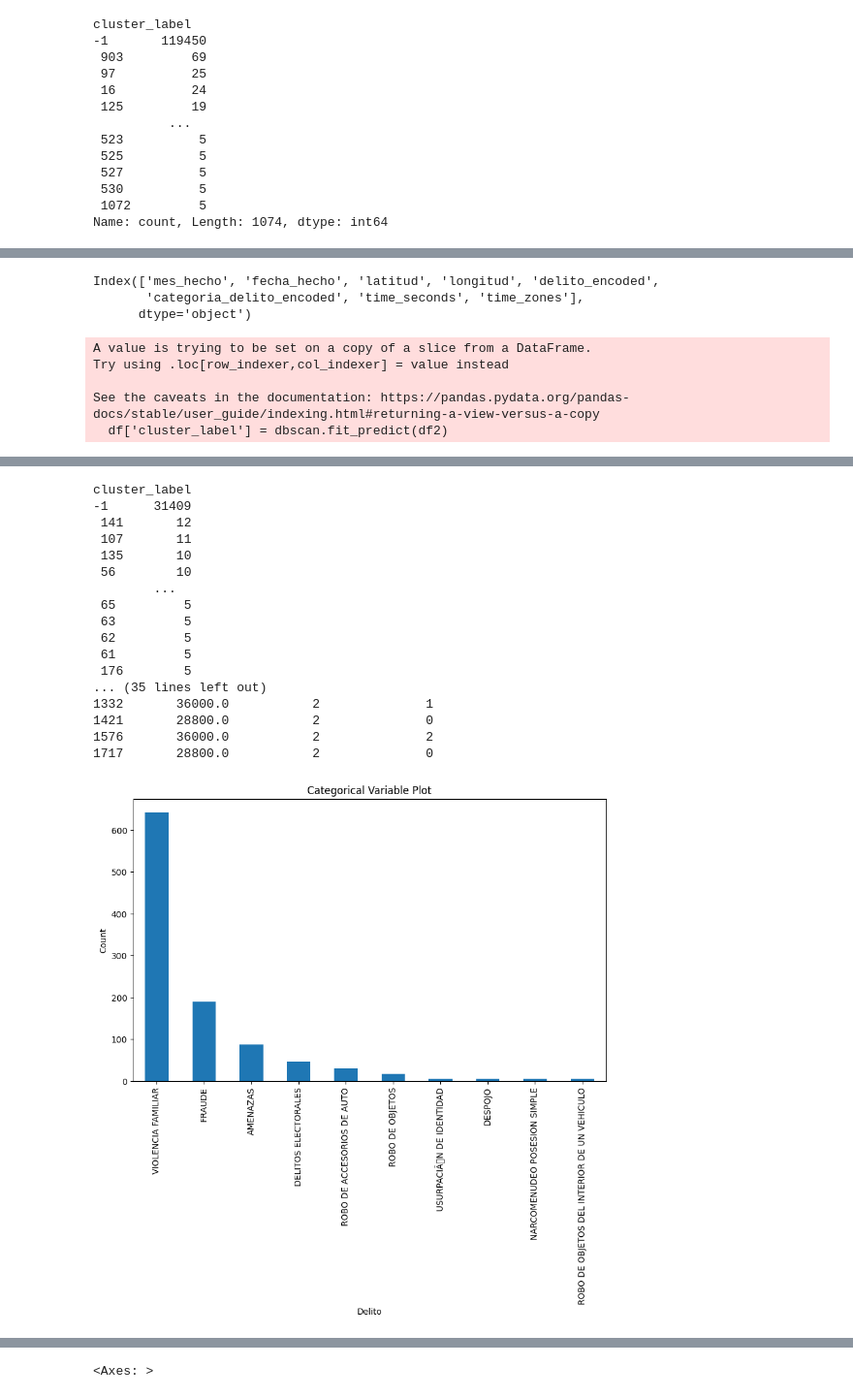
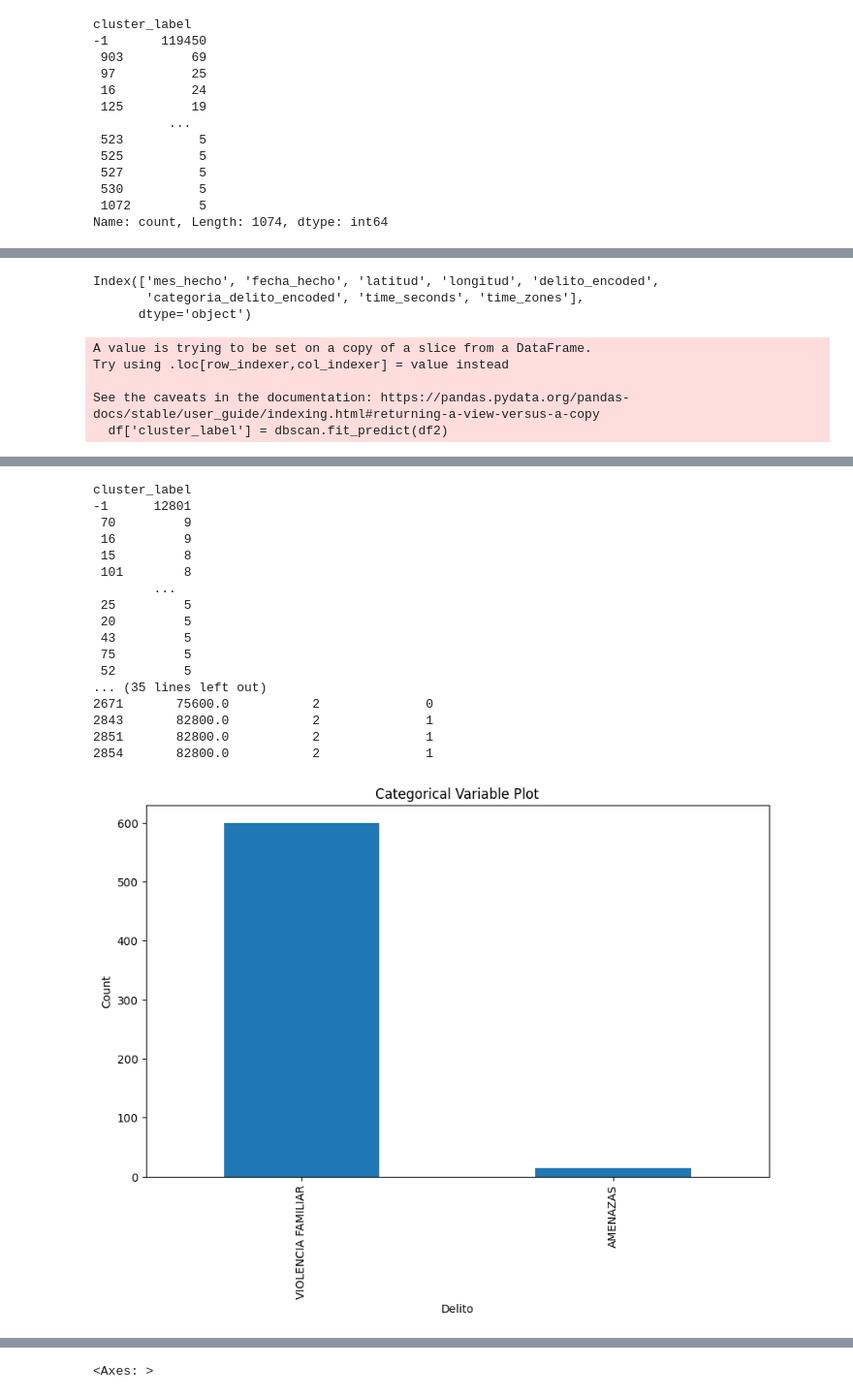
Before and after one commit to WeihaoLin0830/UAB-Hackathon, a Jupyter notebook: mainUAB.ipynb, the cells around one changed output, grey strips where cells are left out. Shown at 97% size. Cells and saved outputs as stored; diff of their text form; code cells hidden in the pictures.

```diff
--- a/mainUAB.ipynb
+++ b/mainUAB.ipynb
@@ -108,7 +108,7 @@ dtype: int64
 from sklearn.cluster import KMeans
 
 # Create an instance of the KMeans class
-kmeans = KMeans(n_clusters=4)
+kmeans = KMeans(n_clusters=6)
 
 # Fit the KMeans model to the 'time_seconds' variable
 kmeans.fit(df24['time_seconds'].values.reshape(-1, 1))
@@ -271,6 +281,10 @@ plt.xlabel('Delito')
 plt.ylabel('Count')
 plt.title('Categorical Variable Plot')
 plt.show()
+
+df24_3['time_seconds'].describe()
+
+df24_3.to_csv('CMX_madrugada.csv', index=False)
 # %% [output]
 Index(['mes_hecho', 'fecha_hecho', 'latitud', 'longitud', 'delito_encoded',
        'categoria_delito_encoded', 'time_seconds', 'time_zones'],
@@ -284,21 +298,21 @@ See the caveats in the documentation: https://pandas.pydata.org/pandas-docs/stab
 cluster_label
--1      31409
- 141       12
- 107       11
- 135       10
- 56        10
+-1      12801
+ 70         9
+ 16         9
+ 15         8
+ 101        8
         ...
- 65         5
- 63         5
- 62         5
- 61         5
- 176        5
+ 25         5
+ 20         5
+ 43         5
+ 75         5
+ 52         5
 ... (35 lines left out)
-1332       36000.0           2              1
-1421       28800.0           2              0
-1576       36000.0           2              2
-1717       28800.0           2              0
+2671       75600.0           2              0
+2843       82800.0           2              1
+2851       82800.0           2              1
+2854       82800.0           2              1
-[figure, old version]
+[figure, new version]
 # %%
 analyze_clusters(df24_4)
 
```
Also changed, not shown: parts of 8 cells of this notebook, 10 other files.
